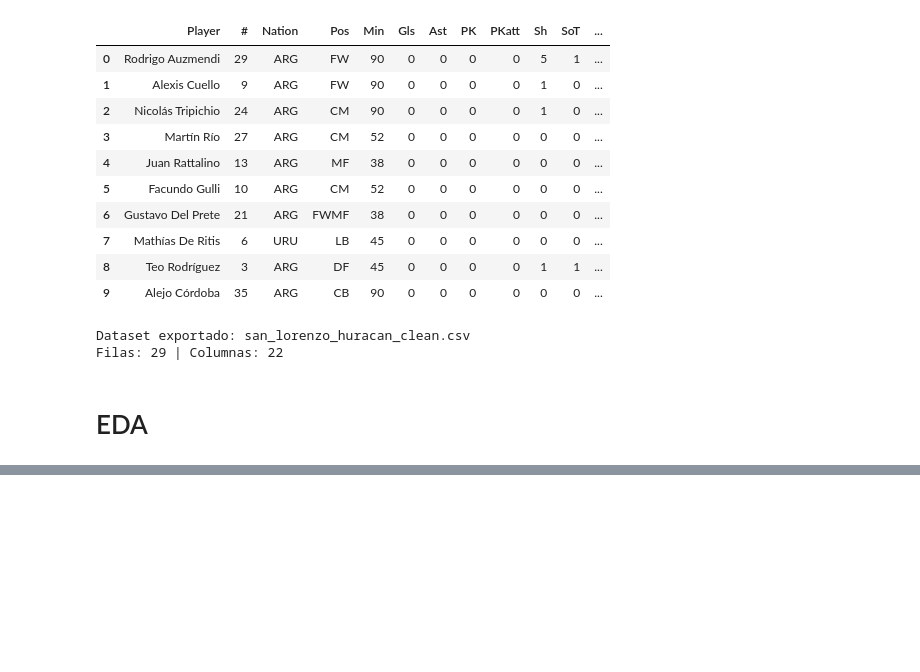
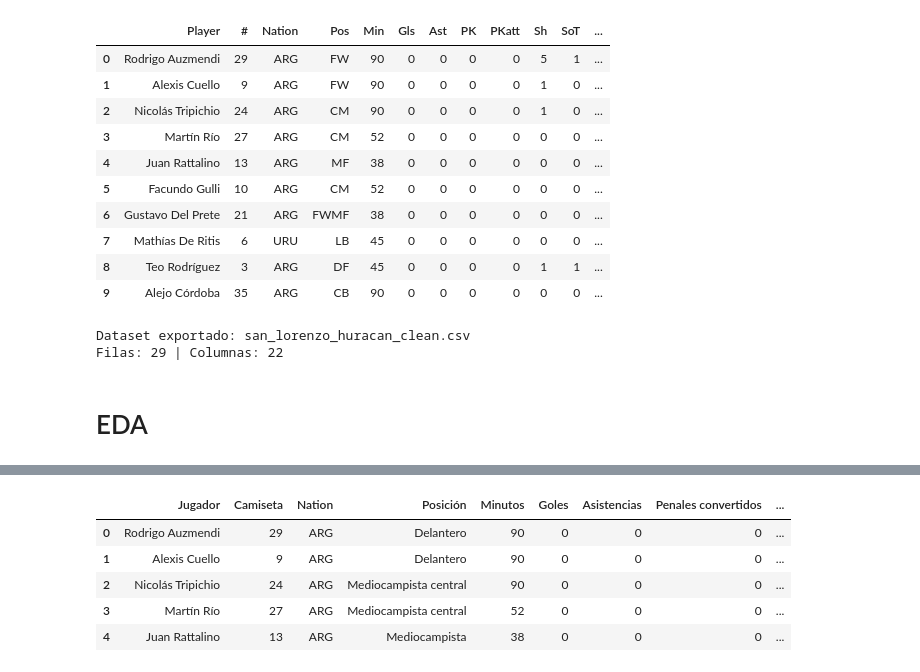
Before and after one commit to andressonsino/football-data-analysis, a Jupyter notebook: huracan/notebooks/san_lorenzo_huracan.ipynb, the cells around one changed output, grey strips where cells are left out. Saved outputs shown, nothing was run; the diff lists cells and outputs as text; code cells hidden in the pictures; blank space fills up the shorter version.

```diff
--- a/huracan/notebooks/san_lorenzo_huracan.ipynb
+++ b/huracan/notebooks/san_lorenzo_huracan.ipynb
@@ -301,3 +301,95 @@ Dataset exportado: san_lorenzo_huracan_clean.csv
 Filas: 29 | Columnas: 22
 # %% [markdown]
 # EDA
+# %%
+# ── Diccionarios de traducción FBref ─────────────────────────────────────
+# Reutilizable en cualquier análisis de FBref
+# Fuente: glosario oficial FBref
+
+COLUMNAS_ES = {
+    'Player':     'Jugador',
+    '#':          'Camiseta',
+    'Pos':        'Posición',
+    'Age':        'Edad',
+    'Min':        'Minutos',
+    'Gls':        'Goles',
+    'Ast':        'Asistencias',
+    'PK':         'Penales convertidos',
+    'PKatt':      'Penales intentados',
+    'Sh':         'Tiros totales',
+    'SoT':        'Tiros al arco',
+    'CrdY':       'Tarjetas amarillas',
+    'CrdR':       'Tarjetas rojas',
+    'Fls':        'Faltas cometidas',
+    'Fld':        'Faltas recibidas',
+    'Off':        'Fueras de juego',
+    'Crs':        'Centros',
+    'TklW':       'Entradas ganadas',
+    'Int':        'Intercepciones',
+    'OG':         'Goles en contra',
+    'PKwon':      'Penales ganados',
+    'PKcon':      'Penales concedidos',
+    'edad_anios': 'Edad (años)',
+    'edad_dias':  'Edad (días de año en curso)'
+}
+
+POSICIONES_ES = {
+    'GK':   'Arquero',
+    'DF':   'Defensor',
+    'MF':   'Mediocampista',
+    'FW':   'Delantero',
+    'FB':   'Lateral',
+    'LB':   'Lateral izquierdo',
+    'RB':   'Lateral derecho',
+    'CB':   'Defensor central',
+    'DM':   'Mediocampista defensivo',
+    'CM':   'Mediocampista central',
+    'LM':   'Mediocampista izquierdo',
+    'RM':   'Mediocampista derecho',
+    'WM':   'Mediocampista amplio',
+    'LW':   'Extremo izquierdo',
+    'RW':   'Extremo derecho',
+    'AM':   'Mediocampista ofensivo',
+}
+
+
+def traducir_columnas(df):
+    """
+    Renombra las columnas de un DataFrame de FBref al español.
+    Solo traduce las columnas que existen — no falla si faltan columnas.
+    """
+    columnas_presentes = {k: v for k, v in COLUMNAS_ES.items() if k in df.columns}
+    df = df.rename(columns=columnas_presentes)
+    print(f"Columnas traducidas: {len(columnas_presentes)}")
+    return df
+
+
+def traducir_posiciones(df, columna='Posición'):
+    """
+    Traduce las abreviaturas de posición al español.
+    Maneja posiciones combinadas como 'DF,FW' o 'FW,MF'.
+
+    Parámetros:
+        columna : nombre de la columna de posición (después de traducir columnas)
+    """
+    if columna not in df.columns:
+        print(f"Columna '{columna}' no encontrada — verificá que ya tradujiste las columnas")
+        return df
+
+    def traducir_pos(valor):
+        if pd.isna(valor):
+            return valor
+        # Manejar posiciones combinadas (ej: 'DF,FW', 'FW,MF')
+        partes = str(valor).split(',')
+        traducidas = [POSICIONES_ES.get(p.strip(), p.strip()) for p in partes]
+        return ' / '.join(traducidas)
+
+    df[columna] = df[columna].apply(traducir_pos)
+    return df
+
+
+#── Uso ───────────────────────────────────────────────────────────────────
+df_clean = traducir_columnas(df_clean)
+df_clean = traducir_posiciones(df_clean)
+display(df_clean.head())
+# %% [output]
@@ -303,0 +397,6 @@ Filas: 29 | Columnas: 22
+|  | Jugador | Camiseta | Nation | Posición | Minutos | Goles | Asistencias | Penales convertidos | ... |
+| 0 | Rodrigo Auzmendi | 29 | ARG | Delantero | 90 | 0 | 0 | 0 | ... |
+| 1 | Alexis Cuello | 9 | ARG | Delantero | 90 | 0 | 0 | 0 | ... |
+| 2 | Nicolás Tripichio | 24 | ARG | Mediocampista central | 90 | 0 | 0 | 0 | ... |
+| 3 | Martín Río | 27 | ARG | Mediocampista central | 52 | 0 | 0 | 0 | ... |
+| 4 | Juan Rattalino | 13 | ARG | Mediocampista | 38 | 0 | 0 | 0 | ... |
```
Also changed, not shown: parts of 2 cells of this notebook.
